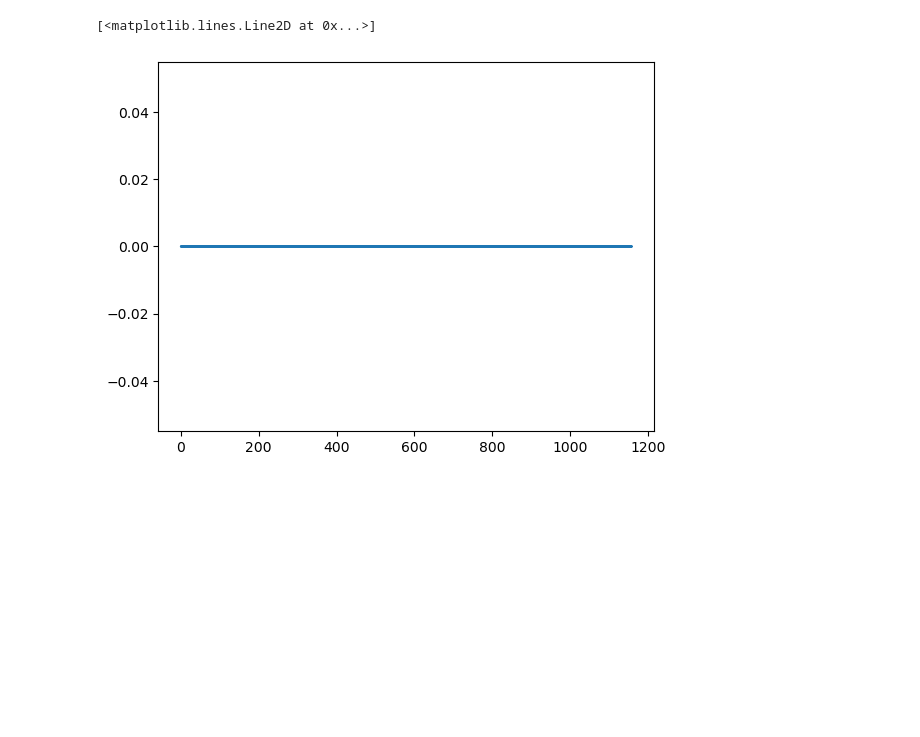
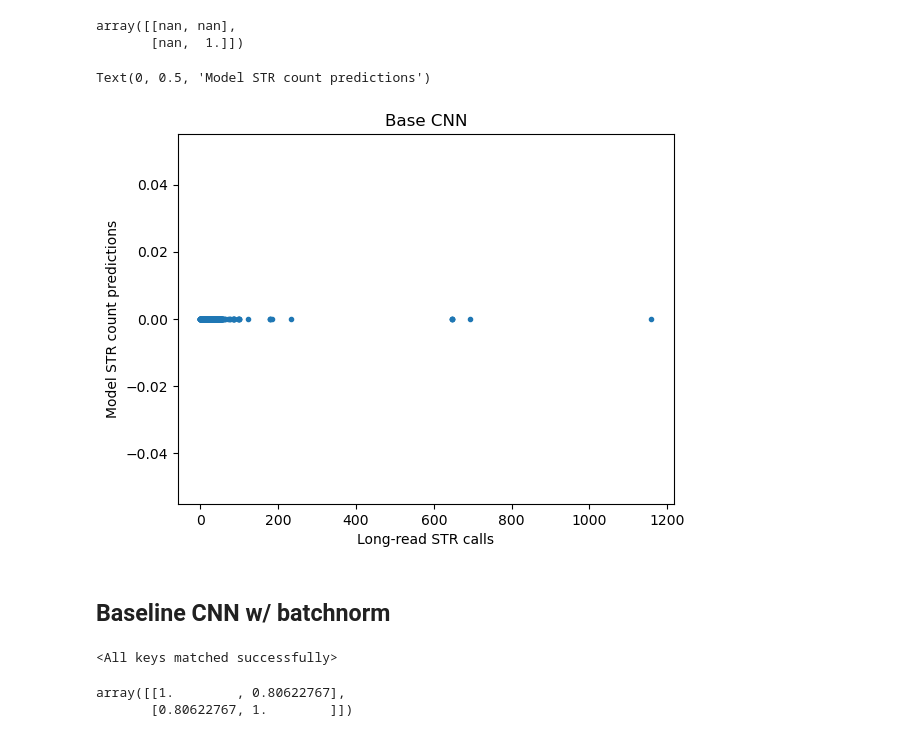
Before and after one commit to babessell1/STRonvoli, a Jupyter notebook: correlation_analysis.ipynb, the cells around one changed output. Cells and saved outputs as stored; diff of their text form; code cells hidden in the pictures; blank space fills up the shorter version.

Commit message:
plots, and nb

```diff
--- a/correlation_analysis.ipynb
+++ b/correlation_analysis.ipynb
@@ -26,30 +60,29 @@ validloader = DataLoader(validset, batch_size = 64, shuffle=False)
 # %%
-pos_count = 500
-meta_count = 79
 model = CNN(meta_count).to(device)
 
-checkpoint = torch.load('/nfs/turbo/dcmb-class/bioinf593/groups/group_05/STRonvoli/models/epoch-9-model.pth')
-model.load_state_dict(checkpoint['model_state_dict'])
+base_cnn_checkpoint = torch.load('/nfs/turbo/dcmb-class/bioinf593/groups/group_05/STRonvoli/models/epoch-9-model.pth')
+model.load_state_dict(base_cnn_checkpoint['model_state_dict'])
-# %%
-predictions = []
-labels = []
-with torch.no_grad():
-    model.eval()
-    for (Y,y,m) in validloader:
-        Y = Y.to(device)
-        y = y.to(device)
-        m = m.to(device)
-        Y = torch.transpose(Y,1,2)
-        Y = Y.float()
-        y = y.float()
-        y = torch.reshape(y, (y.size(dim=0),1))
-        m = m.float()
-
-        prediction = model(Y,m)
-        predictions.extend(prediction.flatten().numpy())
-        labels.extend(y.flatten().numpy())
-# %%
-plt.plot(labels, predictions)
-# %% [output]
-[<matplotlib.lines.Line2D at 0x...>]
-[figure, removed]
+# %%
+base_cnn_predictions, labels = get_corr_lists(model, validloader)
+# %%
+np.corrcoef(predictions, labels)
+# %% [output]
+array([[nan, nan],
+       [nan,  1.]])
+# %%
+plt.scatter(labels, predictions, marker='.')
+plt.title('Base CNN')
+plt.xlabel('Long-read STR calls')
+plt.ylabel('Model STR count predictions')
+# %% [output]
+Text(0, 0.5, 'Model STR count predictions')
+[figure, added]
+# %% [markdown]
+## Baseline CNN w/ batchnorm
+# %%
+model = Baseline_w_batchnorm.CNN(meta_count).to(device)
+
+batchnorm_cnn_checkpoint = torch.load('/nfs/turbo/dcmb-class/bioinf593/groups/group_05/STRonvoli/models/batchnorm/epoch-7-model.pth')
+model.load_state_dict(batchnorm_cnn_checkpoint['model_state_dict'])
+# %% [output]
+<All keys matched successfully>
@@ -55,0 +91,5 @@ plt.plot(labels, predictions)
+# %%
+np.corrcoef(bnorm_cnn_predictions, labels)
+# %% [output]
+array([[1.        , 0.80622767],
+       [0.80622767, 1.        ]])
```
Also changed, not shown: parts of 11 cells of this notebook, 2 other files.
